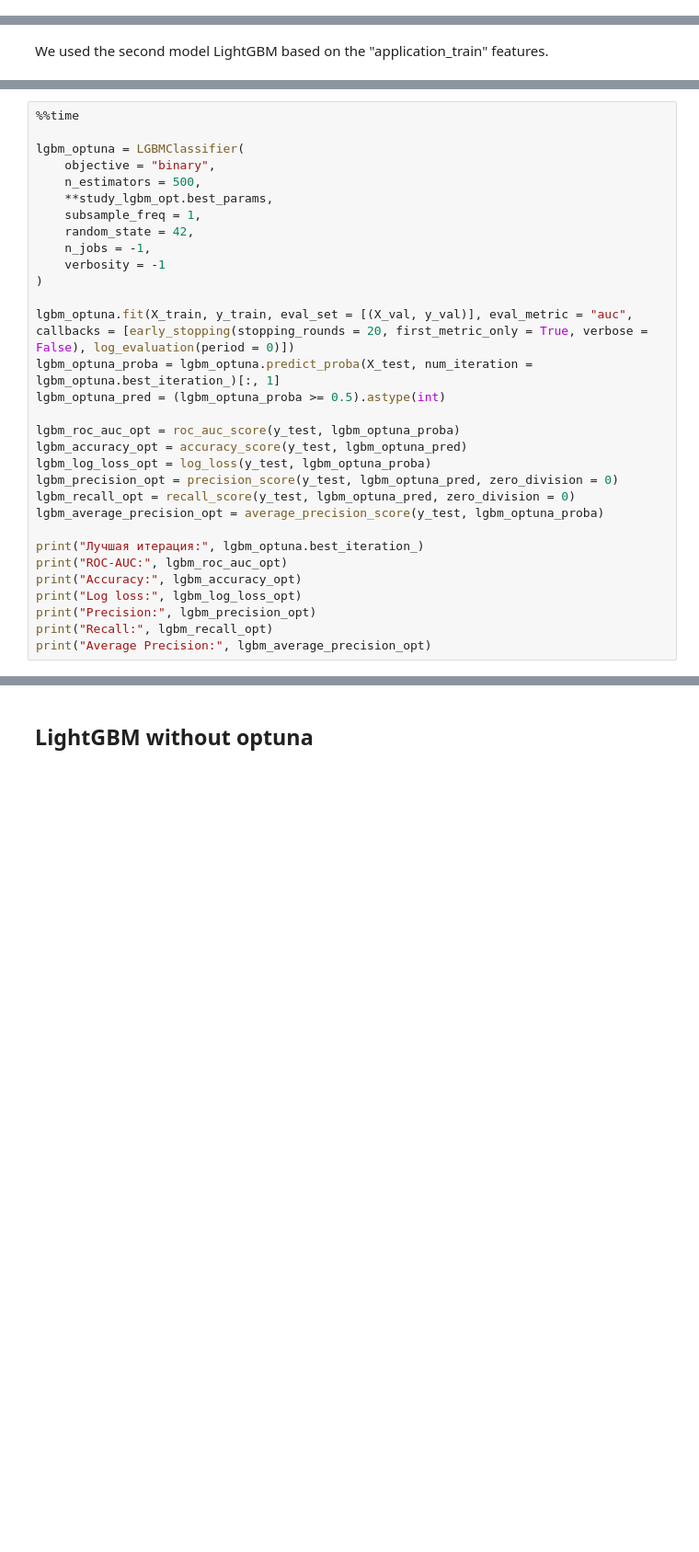
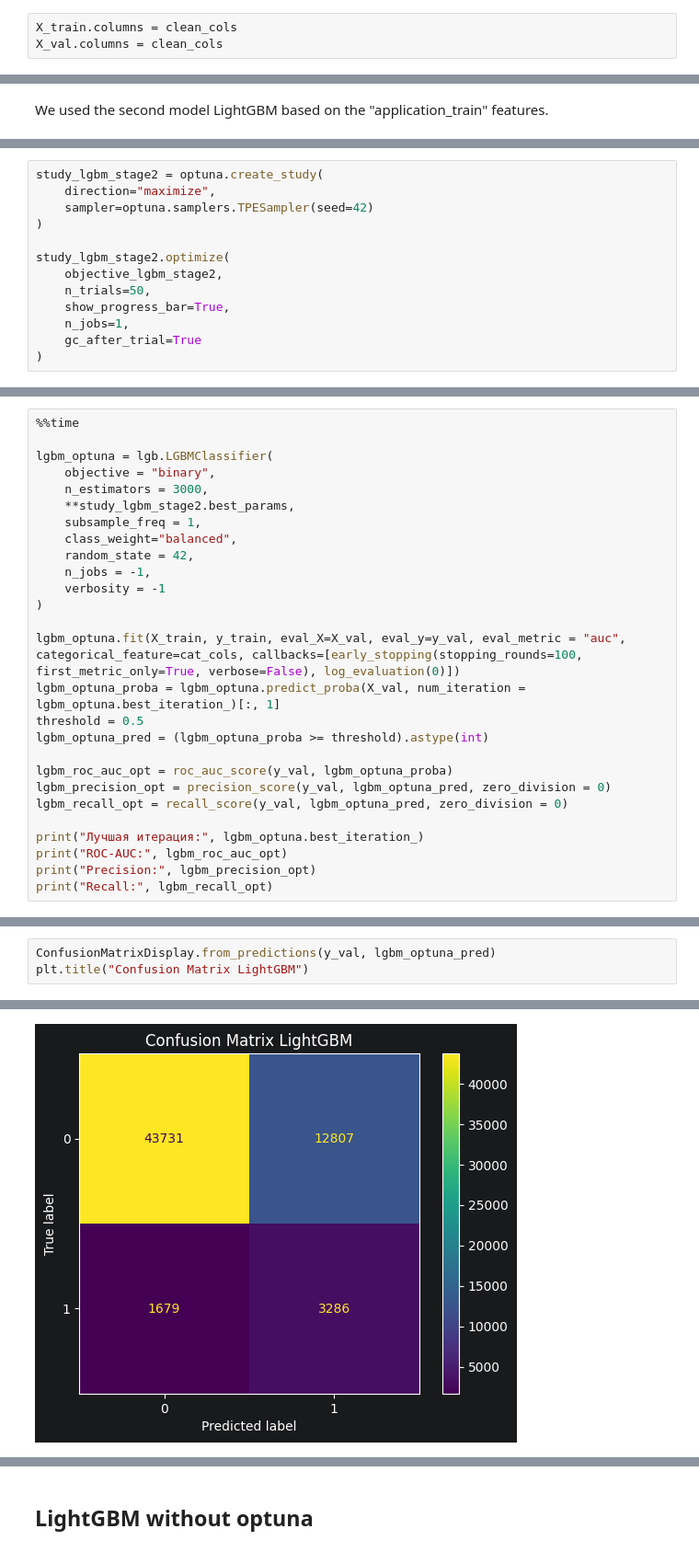
Before and after one commit to USL99/home-credit-default-risk, a Jupyter notebook: notebooks/04_model_tuning.ipynb, the cells around one changed output, grey strips where cells are left out. Shown at 92% size. Drawn from its saved outputs; the diff is of its cells as text; blank space fills up the shorter version.

Commit message:
Fix 04_ LightGBM with optuna

```diff
--- a/notebooks/04_model_tuning.ipynb
+++ b/notebooks/04_model_tuning.ipynb
@@ -39,3 +69,6 @@ gc.collect()
+# %%
+X_train.columns = clean_cols
+X_val.columns = clean_cols
 # %% [markdown]
 ## Categorical features
 # %%
@@ -101,0 +264,13 @@ best_val_lgbm
+# %%
+study_lgbm_stage2 = optuna.create_study(
+    direction="maximize",
+    sampler=optuna.samplers.TPESampler(seed=42)
+)
+
+study_lgbm_stage2.optimize(
+    objective_lgbm_stage2,
+    n_trials=50,
+    show_progress_bar=True,
+    n_jobs=1,
+    gc_after_trial=True
+)
@@ -102,31 +317,27 @@ best_val_lgbm
 # %%
 %%time
 
-lgbm_optuna = LGBMClassifier(
+lgbm_optuna = lgb.LGBMClassifier(
     objective = "binary",
-    n_estimators = 500,
-    **study_lgbm_opt.best_params,
+    n_estimators = 3000,
+    **study_lgbm_stage2.best_params,
     subsample_freq = 1,
+    class_weight="balanced",
     random_state = 42,
     n_jobs = -1,
     verbosity = -1
 )
 
-lgbm_optuna.fit(X_train, y_train, eval_set = [(X_val, y_val)], eval_metric = "auc", callbacks = [early_stopping(stopping_rounds = 20, first_metric_only = True, verbose = False), log_evaluation(period = 0)])
-lgbm_optuna_proba = lgbm_optuna.predict_proba(X_test, num_iteration = lgbm_optuna.best_iteration_)[:, 1]
-lgbm_optuna_pred = (lgbm_optuna_proba >= 0.5).astype(int)
+lgbm_optuna.fit(X_train, y_train, eval_X=X_val, eval_y=y_val, eval_metric = "auc", categorical_feature=cat_cols, callbacks=[early_stopping(stopping_rounds=100, first_metric_only=True, verbose=False), log_evaluation(0)])
+lgbm_optuna_proba = lgbm_optuna.predict_proba(X_val, num_iteration = lgbm_optuna.best_iteration_)[:, 1]
+threshold = 0.5
+lgbm_optuna_pred = (lgbm_optuna_proba >= threshold).astype(int)
 
-lgbm_roc_auc_opt = roc_auc_score(y_test, lgbm_optuna_proba)
-lgbm_accuracy_opt = accuracy_score(y_test, lgbm_optuna_pred)
-lgbm_log_loss_opt = log_loss(y_test, lgbm_optuna_proba)
-lgbm_precision_opt = precision_score(y_test, lgbm_optuna_pred, zero_division = 0)
-lgbm_recall_opt = recall_score(y_test, lgbm_optuna_pred, zero_division = 0)
-lgbm_average_precision_opt = average_precision_score(y_test, lgbm_optuna_proba)
+lgbm_roc_auc_opt = roc_auc_score(y_val, lgbm_optuna_proba)
+lgbm_precision_opt = precision_score(y_val, lgbm_optuna_pred, zero_division = 0)
+lgbm_recall_opt = recall_score(y_val, lgbm_optuna_pred, zero_division = 0)
 
 print("Лучшая итерация:", lgbm_optuna.best_iteration_)
 print("ROC-AUC:", lgbm_roc_auc_opt)
-print("Accuracy:", lgbm_accuracy_opt)
-print("Log loss:", lgbm_log_loss_opt)
 print("Precision:", lgbm_precision_opt)
 print("Recall:", lgbm_recall_opt)
-print("Average Precision:", lgbm_average_precision_opt)
@@ -132,0 +351,4 @@ print("Average Precision:", lgbm_average_precision_opt)
+# %%
+ConfusionMatrixDisplay.from_predictions(y_val, lgbm_optuna_pred)
+plt.title("Confusion Matrix LightGBM")
+# %% [output]
@@ -132,0 +356 @@ print("Average Precision:", lgbm_average_precision_opt)
+[figure, added]
```
Also changed, not shown: parts of 21 cells of this notebook.
